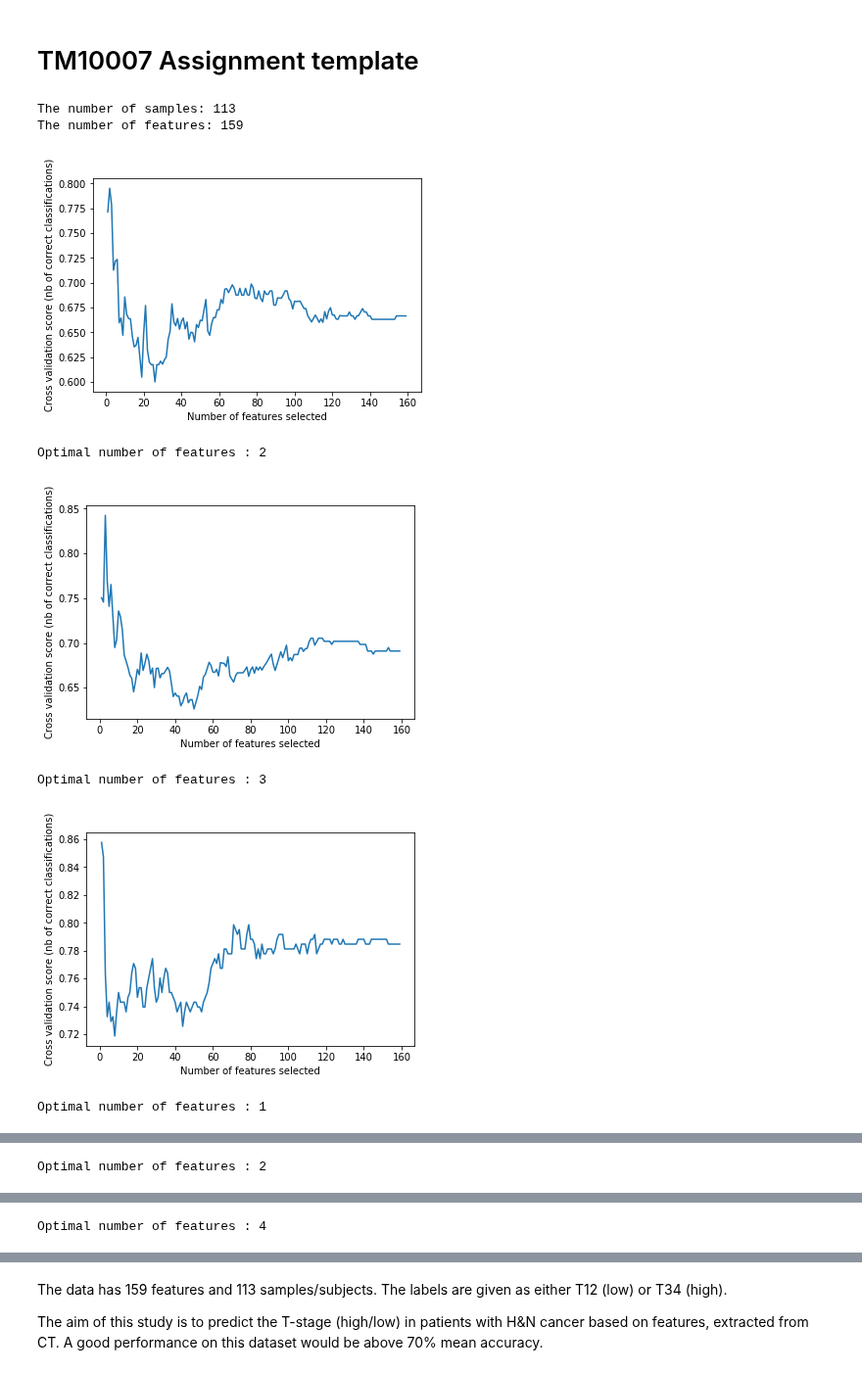
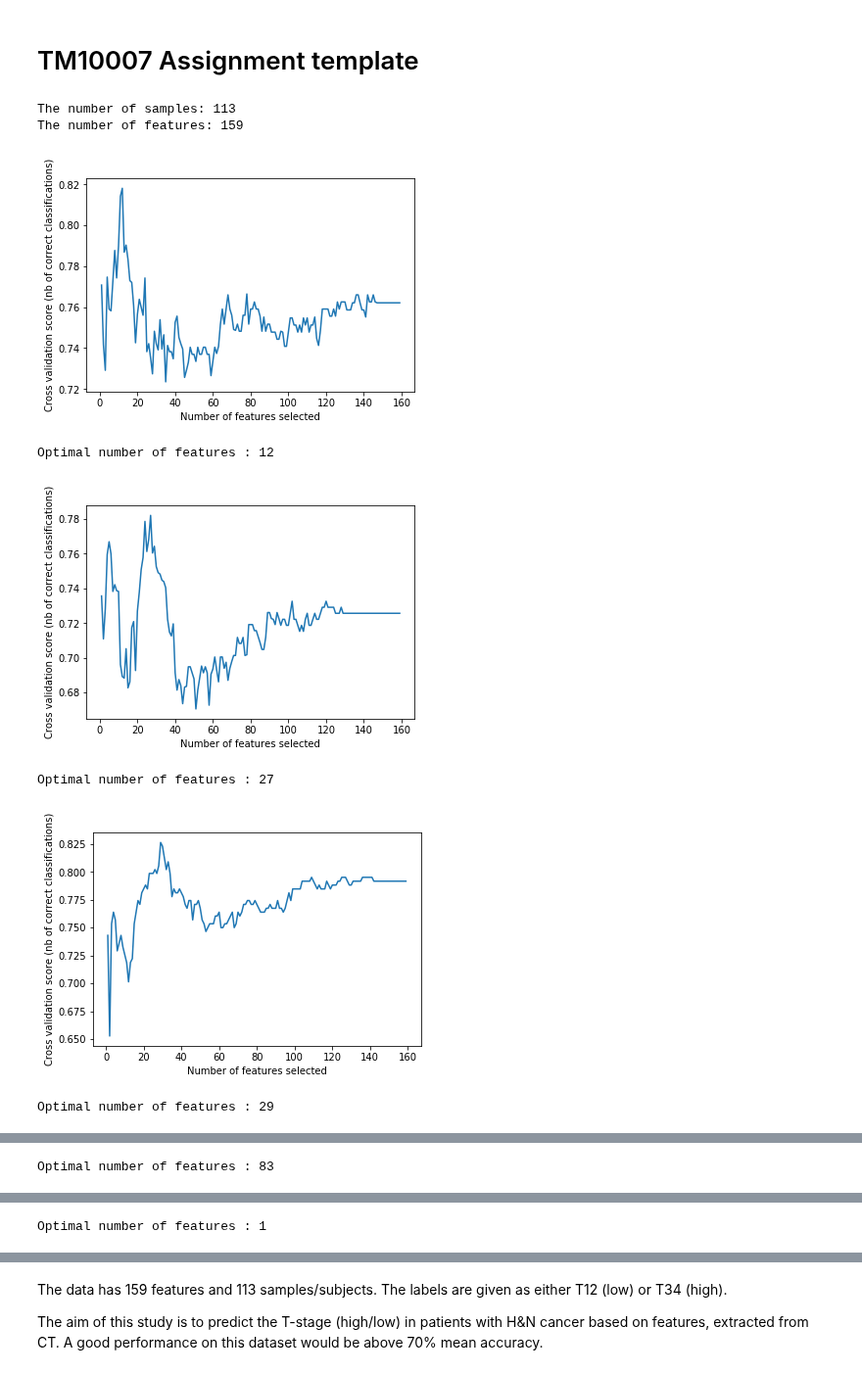
Before and after one commit to puckgroen/TM10007_PROJECT, a Jupyter notebook: assignment.ipynb, the cells around one changed output, grey strips where cells are left out. Shown at 98% size. Drawn from its saved outputs; the diff is of its cells as text; code cells hidden in the pictures.

Commit message:
Deleted imputing missing data

```diff
--- a/assignment.ipynb
+++ b/assignment.ipynb
@@ -86,16 +86,16 @@ def data_preprocessing(X_train, y_train):
     # print(X_train_pca)
     # X_train_pca.shape
 
-    # 4. Imputation missing data
-    missing_values=[0.0, 1.0]
-    for elem in missing_values:
-        imputer = KNNImputer(missing_values=elem, n_neighbors=5, weights='uniform')
-        X_train_imputed = imputer.fit_transform(X_train_pca)
+    # # 4. Imputation missing data
+    # missing_values=[0.0, 1.0]
+    # for elem in missing_values:
+    #     imputer = KNNImputer(missing_values=elem, n_neighbors=5, weights='uniform')
+    #     X_train_imputed = imputer.fit_transform(X_train_pca)
 
     # print(X_train_imputed)
     # X_train_imputed.shape
 
-    return X_train_imputed
+    return X_train_pca
 # %%
 # Data splitting
 
@@ -115,37 +115,37 @@ sss = model_selection.StratifiedShuffleSplit(n_splits=2, test_size=0.2, random_s
 cv_4fold = model_selection.StratifiedKFold(n_splits=4)
 
 count = 0
 for train_index, test_index in sss.split(data, y):
     train_scores = []
     test_scores = []
     count += 1
     #print(f'Iteration {count}')
     data_array = pd.DataFrame.from_dict(data) #Needed to be able to index this later
     split_X_train = data_array.iloc[train_index]
     split_y_train = y[train_index]
     split_X_test = data_array.iloc[test_index]
     split_y_test = y[test_index]
     #print(f'Training dataset size {len(split_X_train)}')
     #print(f'Test dataset size {len(split_X_test)}')
 
     # Loop over the folds
     for training_index, validation_index in cv_4fold.split(split_X_train, split_y_train):
         X_validation = split_X_train.iloc[validation_index]
         y_validation = split_y_train[validation_index]
         X_train = split_X_train.iloc[training_index]
         y_train = split_y_train[training_index]
         #print(f'Validation size in current fold = {len(X_validation)}')
 
         #apply preprocessing
-        X_train_imputed = data_preprocessing(X_train, y_train)
+        X_train_pca = data_preprocessing(X_train, y_train)
 
         #print(X_train)
 # %% [output]
 The number of samples: 113
 The number of features: 159
-[figure, old version]
+[figure, new version]
-Optimal number of features : 2
+Optimal number of features : 12
-[figure, old version]
+[figure, new version]
-Optimal number of features : 3
+Optimal number of features : 27
-[figure, old version]
+[figure, new version]
-Optimal number of features : 1
+Optimal number of features : 29
@@ -153 +153 @@ Optimal number of features : 1
-Optimal number of features : 2
+Optimal number of features : 83
@@ -155 +155 @@ Optimal number of features : 2
-Optimal number of features : 4
+Optimal number of features : 1
```
Also changed, not shown: parts of 1 cell of this notebook.
